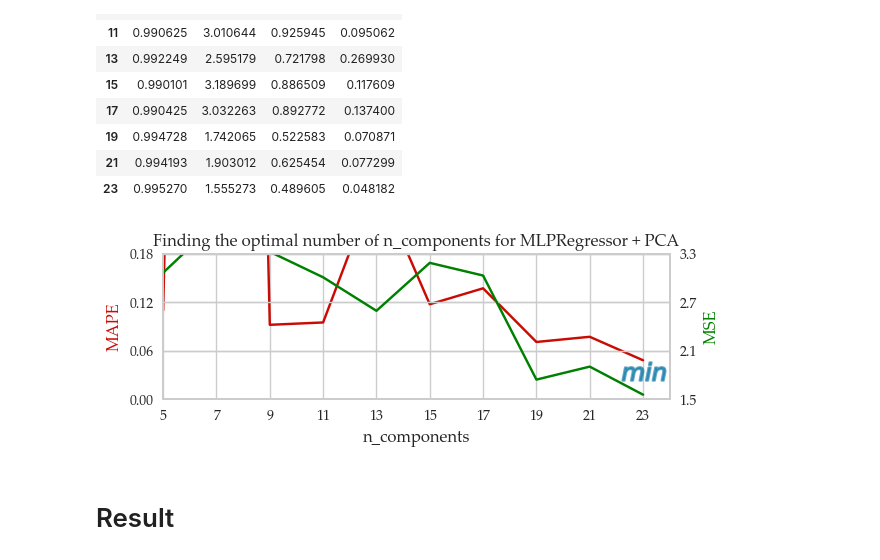
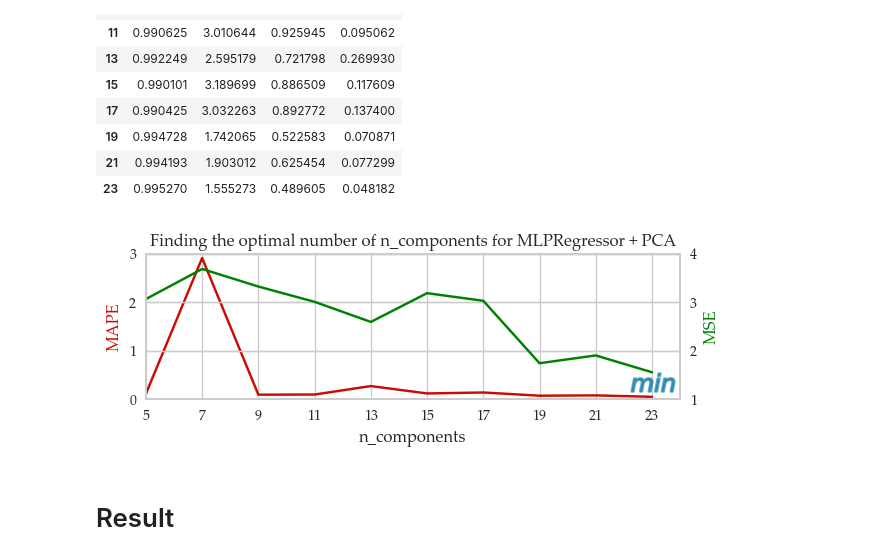
Before and after one commit to caapel/SOFC, a Jupyter notebook: SOFC_analisys.ipynb, the cells around one changed output. Drawn from its saved outputs; the diff is of its cells as text; code cells hidden in the pictures.

```diff
--- a/SOFC_analisys.ipynb
+++ b/SOFC_analisys.ipynb
@@ -64,7 +64,7 @@ XGBoost: v 2.1.2
 # %% [markdown]
 ## Data collection
 # %%
-df = pd.read_csv('数据时间导出.csv')  # 47 features
+df = pd.read_csv('DataTime_export.csv')  # 47 features
 df = df.rename(columns={'VD0000':'impl_spd2',  # Main fan speed [rps]
                         'VD0008':'pump_spd',  # Peristaltic pump rotation speed [rps]
                         'VD0012':'I',  # Current [A]
@@ -157,6 +157,10 @@ df_corr = df.corr('pearson')
 
 # Let's sort column V by correlation strength (absolute value)
 df_corr.sort_values(by='V', axis='columns', ascending=False, inplace=True, key=lambda col: abs(col))
+
+# increase font size
+sns.set(font_scale=1.35)
+plt.rcParams['font.family'] = 'Palatino Linotype'
 
 # Generate a mask for the upper triangle
 mask = np.triu(np.ones_like(df_corr, dtype=bool))
@@ -177,6 +181,7 @@ sns.heatmap(df_corr,
             linewidths=1,
             cbar_kws={"shrink": .8}).set(title='Pearson correlation matrix of initial features')
 
+plt.tight_layout()
 plt.savefig('pictures/full_corr_matrix.png', dpi = 300, transparent = True)
 #df_corr.style.background_gradient(cmap=sns.color_palette("vlag", as_cmap=True), vmin = -1, vmax=1)  # output table-factor
 # %% [output]
@@ -1278,37 +1280,37 @@ df_PCA_MLP_search
 # %%
 # plot search of the optimal parameter n_components of PCA
 fig, mape = plt.subplots(figsize=(6.5, 2.5))
 mse = mape.twinx()
 
 mape.plot(df_PCA_MLP_search.index, df_PCA_MLP_search.MAPE, color='r', label='MAPE')
 mse.plot(df_PCA_MLP_search.index, df_PCA_MLP_search.MSE, color='green', label='MSE')
 
 mape.set_xlabel('n_components', fontsize = 12)
 mape.set_ylabel('MAPE', fontsize = 12, color='r')
 mape.set_xticks(ticks=np.arange(5, X_train.shape[1], step=2))
-mape.set_yticks(ticks=np.arange(0.0, 0.181, step=0.06))
+mape.set_yticks(ticks=np.arange(0.0, 4, step=1))
 mape.set_xlim(left=5, right=24)
-mape.set_ylim(0.0, 0.18)
+mape.set_ylim(0.0, 3.0)
 #mape.legend()
 
 mse.set_ylabel('MSE', fontsize = 12, color='green')
-mse.set_ylim(1.5, 3.3)
-mse.set_yticks(ticks=np.arange(1.5, 3.31, step=0.6))
+mse.set_ylim(1, 4)
+mse.set_yticks(ticks=np.arange(1, 5, step=1))
 #mse.legend()
 
 mape.scatter(df_PCA_MLP_search.MAPE.idxmin(),
-             df_PCA_MLP_search.MAPE.min()-0.013,
+             df_PCA_MLP_search.MAPE.min()+0.3,
              linewidth=1.5,
              marker='$min$',
              alpha=0.6,
              s=1000)
 
 plt.title('Finding the optimal number of n_components for MLPRegressor + PCA', fontsize = 12)
 plt.tight_layout()
 plt.savefig('pictures/PCA_MLP_search.png', dpi = 300, transparent = True)
 plt.show()
 # %% [output]
-[figure, old version]
+[figure, new version]
 # %% [markdown]
 # Result
 # %%
```
Also changed, not shown: parts of 9 cells of this notebook, 2 other files.
